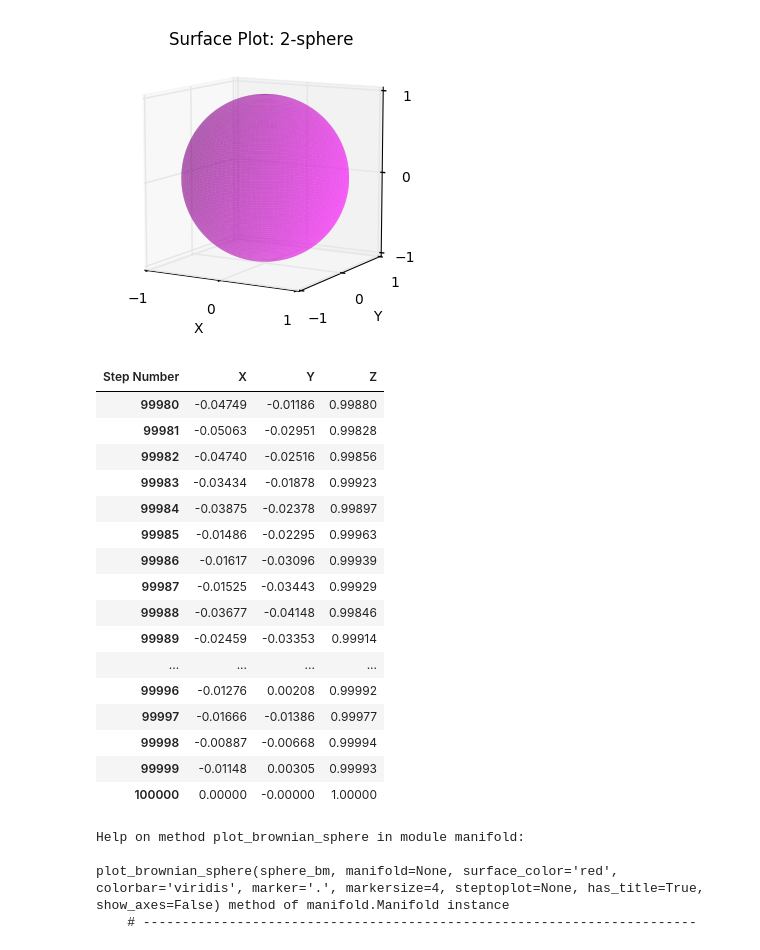
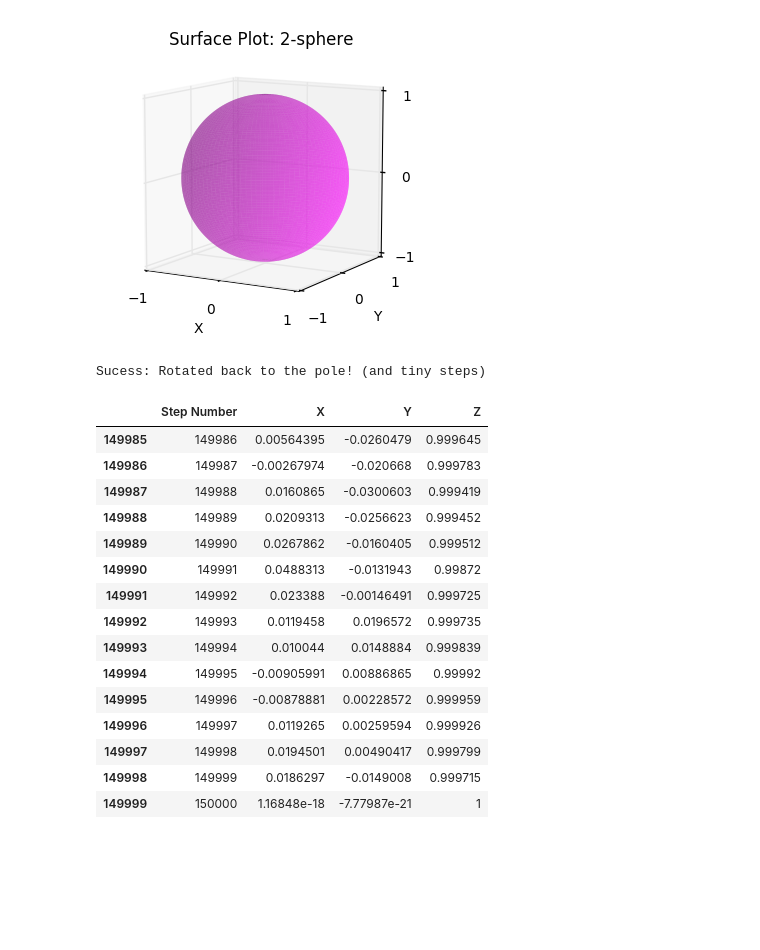
Before and after one commit to hankbesser/brownian-manifold, a Jupyter notebook: notebook_examples/manifold_example.ipynb, the cells around one changed output. Drawn from its saved outputs; the diff is of its cells as text; code cells hidden in the pictures; blank space fills up the shorter version.

```diff
--- a/notebook_examples/manifold_example.ipynb
+++ b/notebook_examples/manifold_example.ipynb
@@ -67,40 +68,43 @@ sphere_manifold.plot_sphere(sphere_surface_data, color='magenta', alpha=0.4, ant
 # %%
 sphere_simdata = sphere_manifold.simulate_brownian_sphere()
 # %%
-df = pd.DataFrame({'X': sphere_simdata[:,0],
-                   'Y': sphere_simdata[:,1],
-                   'Z': sphere_simdata[:,2]})
-
-df.index=range(1, sphere_manifold.n_steps+1)
-df.columns.names = ['Step Number']
+data_sphere = pd.DataFrame({'Step Number': np.arange(1,sphere_manifold.n_steps+1),
+                            'X' : sphere_simdata[:,0],
+                            'Y' : sphere_simdata[:,1],
+                            'Z' : sphere_simdata[:,2]})
+df = pd.DataFrame(data_sphere)
-# %%
-df_round=df.round(5)
-df_round.tail(21)
-# %% [output]
-| Step Number | X | Y | Z |
-| 99980 | -0.04749 | -0.01186 | 0.99880 |
-| 99981 | -0.05063 | -0.02951 | 0.99828 |
-| 99982 | -0.04740 | -0.02516 | 0.99856 |
-| 99983 | -0.03434 | -0.01878 | 0.99923 |
-| 99984 | -0.03875 | -0.02378 | 0.99897 |
-| 99985 | -0.01486 | -0.02295 | 0.99963 |
-| 99986 | -0.01617 | -0.03096 | 0.99939 |
-| 99987 | -0.01525 | -0.03443 | 0.99929 |
-| 99988 | -0.03677 | -0.04148 | 0.99846 |
-| 99989 | -0.02459 | -0.03353 | 0.99914 |
-| ... | ... | ... | ... |
-| 99996 | -0.01276 | 0.00208 | 0.99992 |
-| 99997 | -0.01666 | -0.01386 | 0.99977 |
-| 99998 | -0.00887 | -0.00668 | 0.99994 |
-| 99999 | -0.01148 | 0.00305 | 0.99993 |
-| 100000 | 0.00000 | -0.00000 | 1.00000 |
-# %%
-help(sphere_manifold.plot_brownian_sphere)
-# %% [output]
-Help on method plot_brownian_sphere in module manifold:
-
-plot_brownian_sphere(sphere_bm, manifold=None, surface_color='red', colorbar='viridis', marker='.', markersize=4, steptoplot=None, has_title=True, show_axes=False) method of manifold.Manifold instance
-    # -----------------------------------------------------------------------
+# %%
+def hover(hover_color="#ffff99"):
+    return dict(selector="tr:hover",
+                props=[("background-color", "%s" % hover_color)])
+
+styles = [
+    hover(),
+    dict(selector="th", props=[("font-size", "80%"),
+                               ("text-align", "center")]),
+    dict(selector="caption", props=[("caption-side", "bottom")])
+]
+html = (df.tail(15).style.set_table_styles(styles)
+          .set_caption("Sucess: Rotated back to the pole! (and tiny steps)"))
+html
+# %% [output]
+Sucess: Rotated back to the pole! (and tiny steps)
+|  | Step Number | X | Y | Z |
+| 149985 | 149986 | 0.00564395 | -0.0260479 | 0.999645 |
+| 149986 | 149987 | -0.00267974 | -0.020668 | 0.999783 |
+| 149987 | 149988 | 0.0160865 | -0.0300603 | 0.999419 |
+| 149988 | 149989 | 0.0209313 | -0.0256623 | 0.999452 |
+| 149989 | 149990 | 0.0267862 | -0.0160405 | 0.999512 |
+| 149990 | 149991 | 0.0488313 | -0.0131943 | 0.99872 |
+| 149991 | 149992 | 0.023388 | -0.00146491 | 0.999725 |
+| 149992 | 149993 | 0.0119458 | 0.0196572 | 0.999735 |
+| 149993 | 149994 | 0.010044 | 0.0148884 | 0.999839 |
+| 149994 | 149995 | -0.00905991 | 0.00886865 | 0.99992 |
+| 149995 | 149996 | -0.00878881 | 0.00228572 | 0.999959 |
+| 149996 | 149997 | 0.0119265 | 0.00259594 | 0.999926 |
+| 149997 | 149998 | 0.0194501 | 0.00490417 | 0.999799 |
+| 149998 | 149999 | 0.0186297 | -0.0149008 | 0.999715 |
+| 149999 | 150000 | 1.16848e-18 | -7.77987e-21 | 1 |
 # %%
 sphere_manifold.plot_brownian_sphere(sphere_simdata,steptoplot=[100000])
 # %% [output]
```
Also changed, not shown: parts of 6 cells of this notebook.
